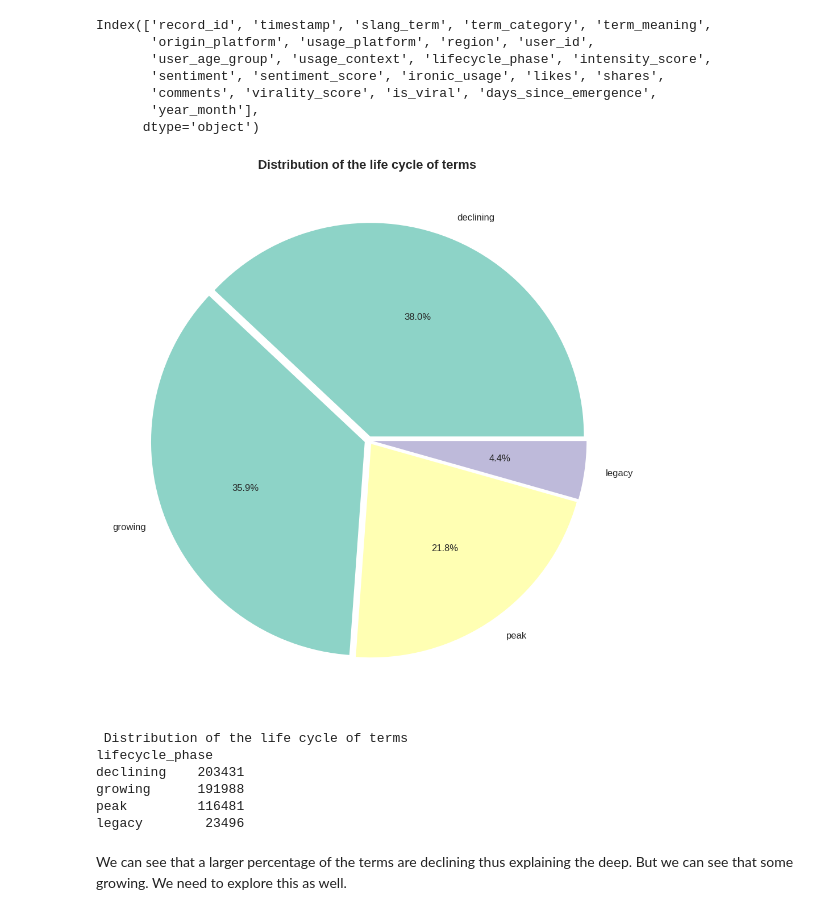
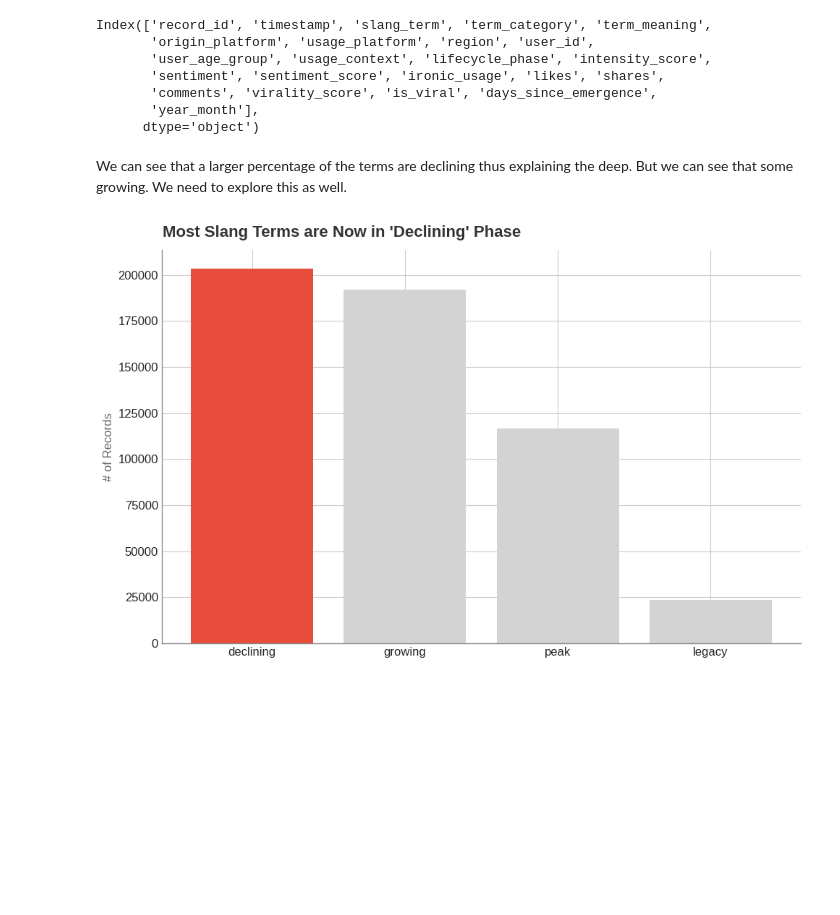
Before and after one commit to JKariithi/genzSlang, a Jupyter notebook: analysis.ipynb, the cells around one changed output. Saved outputs shown, nothing was run; the diff lists cells and outputs as text; code cells hidden in the pictures; blank space fills up the shorter version.

```diff
--- a/analysis.ipynb
+++ b/analysis.ipynb
@@ -238,50 +238,33 @@ Index(['record_id', 'timestamp', 'slang_term', 'term_category', 'term_meaning',
        'comments', 'virality_score', 'is_viral', 'days_since_emergence',
        'year_month'],
       dtype='object')
-# %%
-# Life cycle analysis
-life_cycle = df['lifecycle_phase'].value_counts()
-
-
-# Setting the figure size for the plot
-fig, ax = plt.subplots(figsize=(10,10))
-
-# Colors for the wedges (Qualitative colormaps)
-colors = plt.cm.Set3(np.linspace(0,1, len(category_counts)))
-
-# Creating the pie chart
-
-# defining sizes and names
-data = life_cycle.values
-names = life_cycle.index
-
-# spacing between each slice
-spacing = [0.02] * len(life_cycle) # creates a list of the spacing
-
-# Shows the percentage of each slice
-percentage_format = '%1.1f%%'
-
-# Putting it all together to form the pie chart
-wedges, texts, autotext = ax.pie(
-    data,
-    labels=names,
-    autopct=percentage_format,
-    colors=colors,
-    explode=spacing
-)
-ax.set_title('Distribution of the life cycle of terms ', fontsize=16, fontweight='bold')
-plt.tight_layout() # adjust the padding so nothing is cut out
-plt.show()
-
-print("\n Distribution of the life cycle of terms")
-print(life_cycle.to_string()) # prints out the category counts in string format
-# %% [output]
-[figure, removed]
- Distribution of the life cycle of terms
-lifecycle_phase
-declining    203431
-growing      191988
-peak         116481
-legacy        23496
 # %% [markdown]
 We can see that a larger percentage of the terms are declining thus explaining the deep. But we can see that some growing. We need to explore this as well.
+# %%
+# 1. Prepare the plot
+fig, ax = plt.subplots(figsize=(10, 6))
+
+# 2. Create the 'Neutral' bars (All bars gray)
+# This sets a "background" so the red bar will pop
+# This "list comprehension" checks every name in your data
+colors = ['#E74C3C' if label == 'declining' else '#D3D3D3' for label in life_cycle.index]
+ax.bar(life_cycle.index, life_cycle.values, color=colors)
+
+
+# 4. REMOVE CLUTTER (The "Box")
+ax.spines['top'].set_visible(False)
+ax.spines['right'].set_visible(False)
+ax.spines['left'].set_color('#888888')
+ax.spines['bottom'].set_color('#888888')
+
+# 5. TITLES (The Story)
+fig.text(0.1, 1.0, "Most Slang Terms are Now in 'Declining' Phase",
+         fontsize=16, fontweight='bold', color='#333333')
+fig.text(0.1, 0.94)
+
+ax.set_ylabel('# of Records', color='#666666')
+
+plt.tight_layout()
+plt.show()
+# %% [output]
+[figure, added]
```
Also changed, not shown: parts of 2 cells of this notebook.
